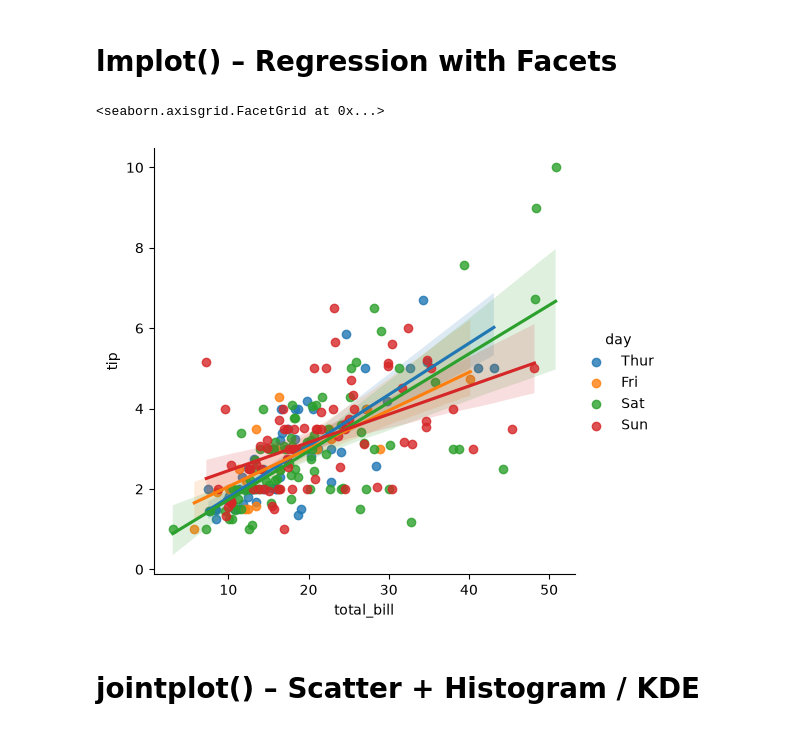
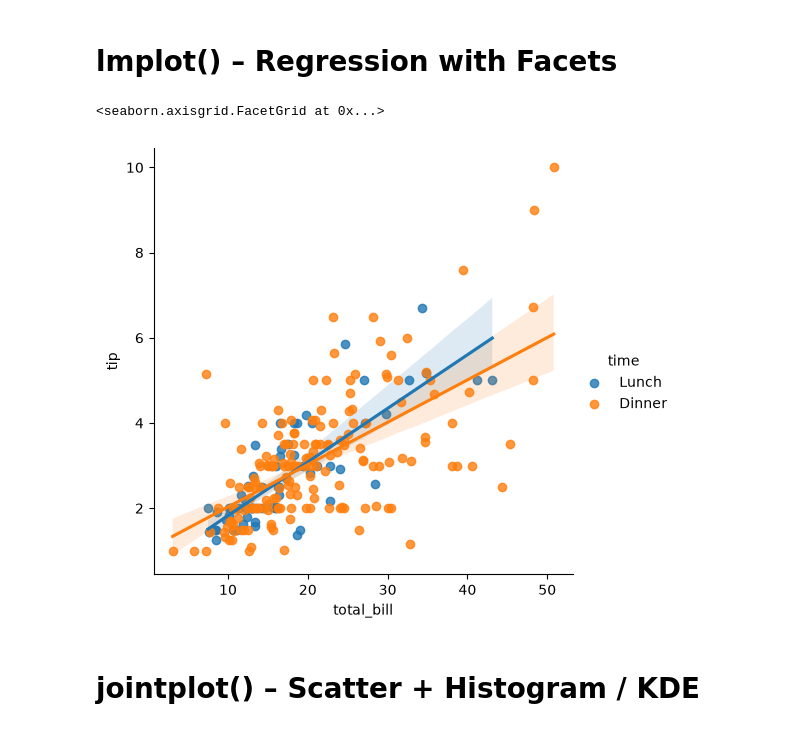
Before and after one commit to DhruvPanchal0312/Data-Science-and-Analysis-With-GenAI, a Jupyter notebook: SEABORN/Seaborn_class4.ipynb, the cells around one changed output. Cells and saved outputs as stored; diff of their text form; code cells hidden in the pictures.

Commit message:
Update Seaborn class 4 notebook lmplot hue parameter and add Excel sample data

```diff
--- a/SEABORN/Seaborn_class4.ipynb
+++ b/SEABORN/Seaborn_class4.ipynb
@@ -43,10 +43,10 @@ sns.regplot(x=tips['total_bill'] ,y=tips['tip'],color="red")
 # %% [markdown]
 # lmplot() – Regression with Facets
 # %%
-sns.lmplot(x="total_bill",y="tip",hue="day", data=tips, )
+sns.lmplot(x="total_bill",y="tip",hue="time", data=tips, )
 # %% [output]
 <seaborn.axisgrid.FacetGrid at 0x...>
-[figure, old version]
+[figure, new version]
 # %% [markdown]
 # jointplot() – Scatter + Histogram / KDE
 # %%
```
Also changed, not shown: 1 other file.
